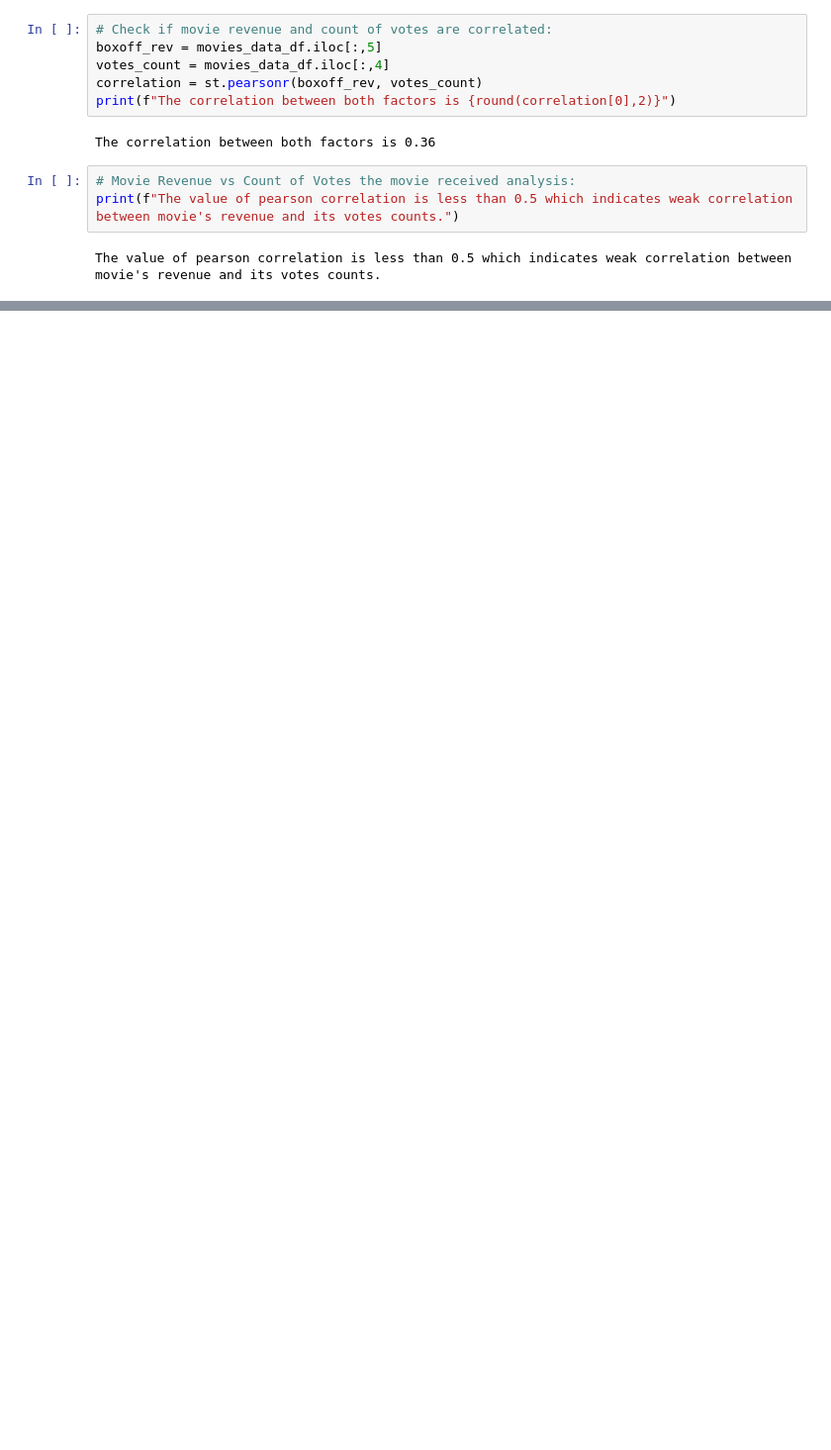
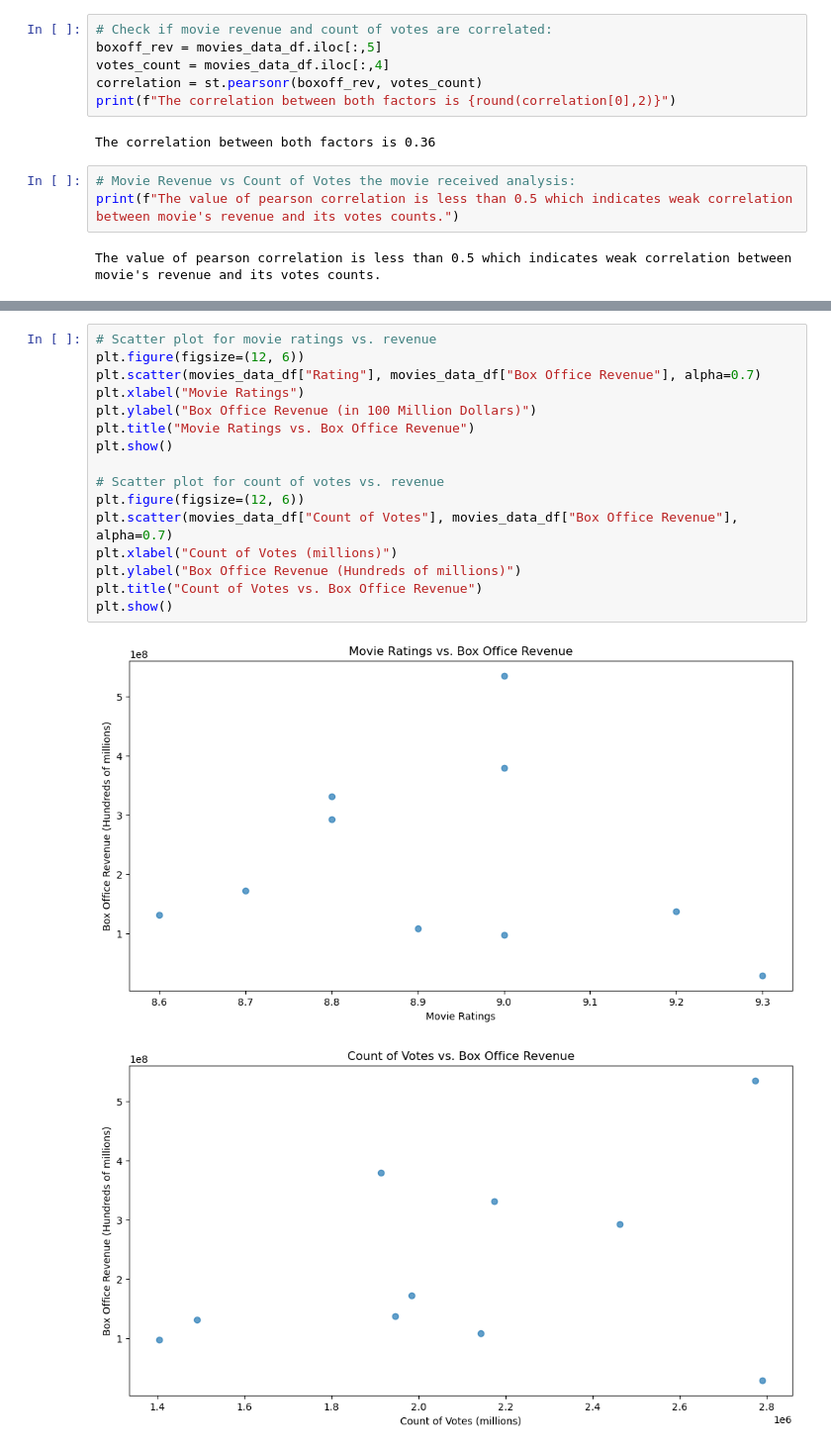
Before and after one commit to NetBhatia/Merger-Acquisitions-impact-on-Stocks, a Jupyter notebook: MovieBudgetResearch.ipynb, the cells around one changed output, grey strips where cells are left out. Shown at 99% size. Saved outputs shown, nothing was run; the diff lists cells and outputs as text; blank space fills up the shorter version.

```diff
--- a/MovieBudgetResearch.ipynb
+++ b/MovieBudgetResearch.ipynb
@@ -343,0 +425,19 @@ Movie's revenue increases with count of votes that it receives.
+# %%
+# Scatter plot for movie ratings vs. revenue
+plt.figure(figsize=(12, 6))
+plt.scatter(movies_data_df["Rating"], movies_data_df["Box Office Revenue"], alpha=0.7)
+plt.xlabel("Movie Ratings")
+plt.ylabel("Box Office Revenue (in 100 Million Dollars)")
+plt.title("Movie Ratings vs. Box Office Revenue")
+plt.show()
+
+# Scatter plot for count of votes vs. revenue
+plt.figure(figsize=(12, 6))
+plt.scatter(movies_data_df["Count of Votes"], movies_data_df["Box Office Revenue"], alpha=0.7)
+plt.xlabel("Count of Votes (millions)")
+plt.ylabel("Box Office Revenue (Hundreds of millions)")
+plt.title("Count of Votes vs. Box Office Revenue")
+plt.show()
+# %% [output]
+[figure, added]
+[figure, added]
```
Also changed, not shown: parts of 13 cells of this notebook, 1 other file.
